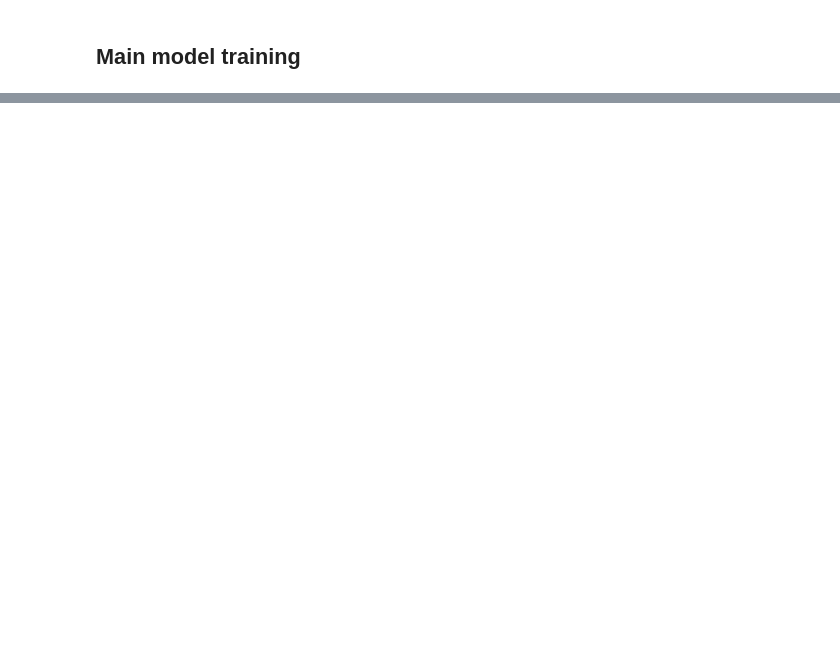
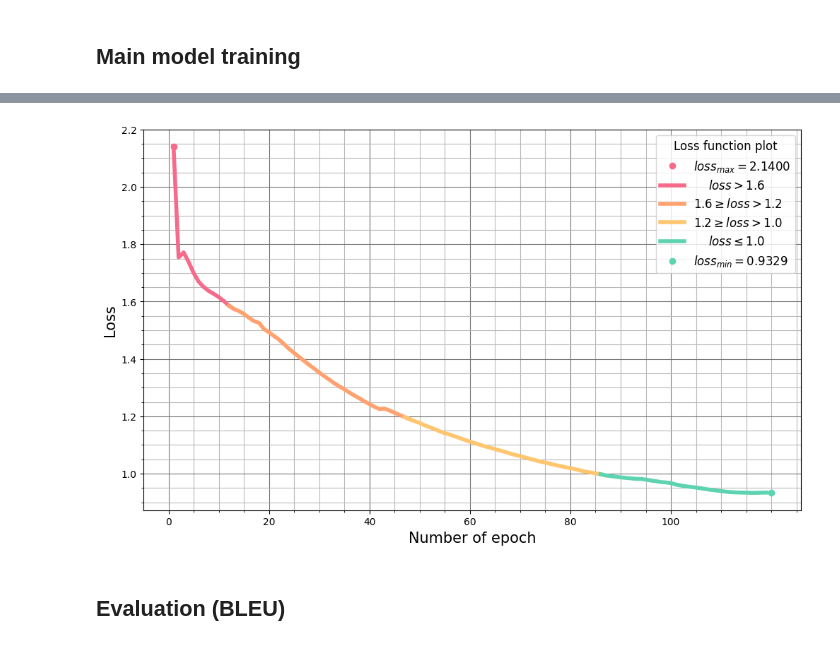
Before and after one commit to zer0deck/transformer_chatbot, a Jupyter notebook: results.ipynb, the cells around one changed output, grey strips where cells are left out. Saved outputs shown, nothing was run; the diff lists cells and outputs as text; code cells hidden in the pictures; blank space fills up the shorter version.

```diff
--- a/results.ipynb
+++ b/results.ipynb
@@ -258,0 +400,10 @@ model.train_classificators()
+# %%
+loss = [list(filter(lambda x: x> 1.6, history['loss'])), list(filter(lambda x: 1.6 >=x> 1.2, history['loss'])), list(filter(lambda x: 1.2 >=x> 1.0, history['loss'])), list(filter(lambda x: x <= 1.0, history['loss']))]
+loss[0].extend([loss[1][0], loss[1][1]])
+loss[1].extend([loss[2][0], loss[2][1]])
+loss[2].extend([loss[3][0], loss[3][1]])
+printer_loss(loss, text='loss')
+# %% [output]
+[figure, added]
+# %% [markdown]
+## Evaluation (BLEU)
```
Also changed, not shown: parts of 15 cells of this notebook, 14 other files.
